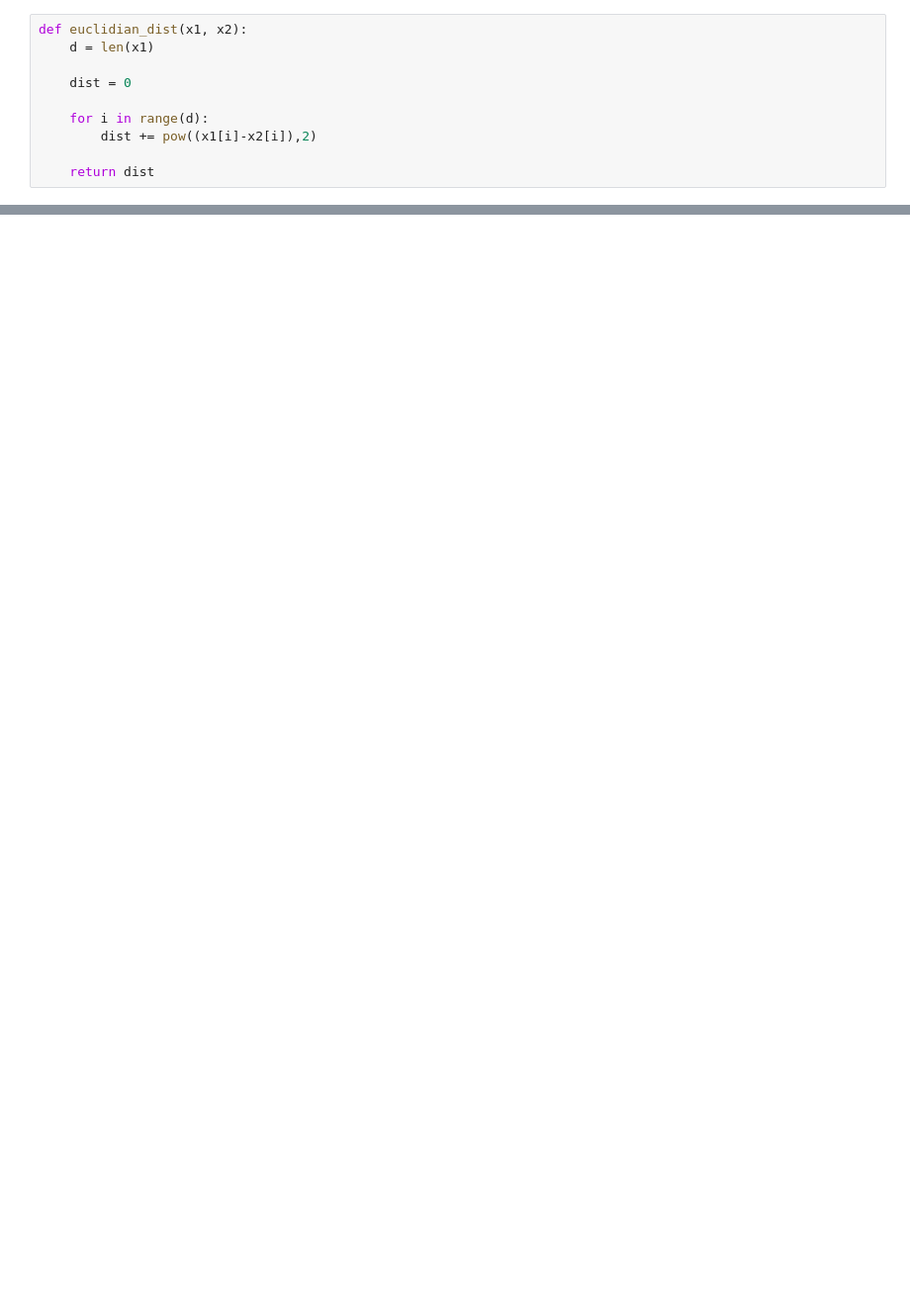
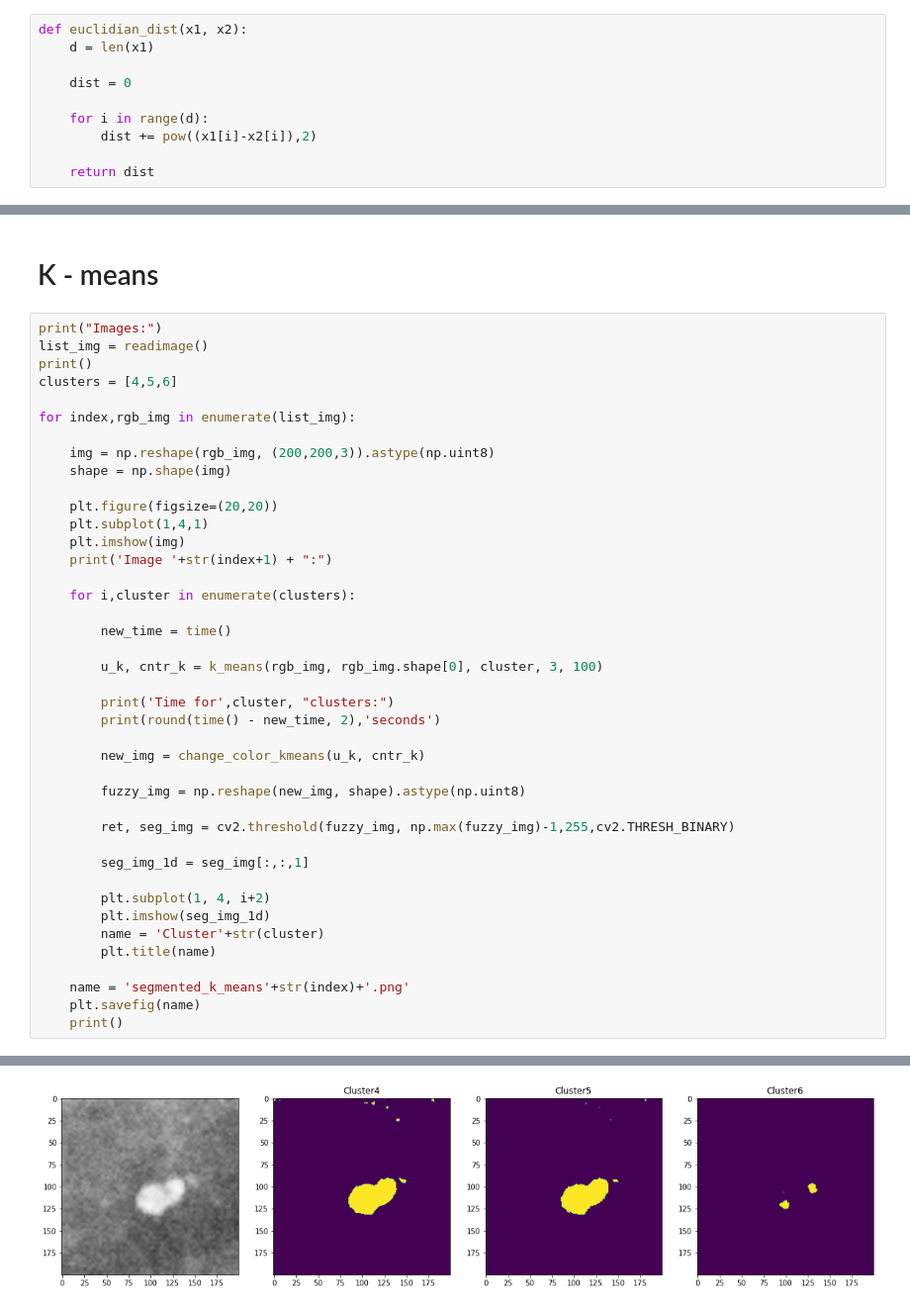
Before and after one commit to crnomarkovicm/Fuzzy-clustering, a Jupyter notebook: src/cancer_detection.ipynb, the cells around one changed output, grey strips where cells are left out. Shown: that part at 99% size. Saved outputs shown, nothing was run; the diff lists cells and outputs as text; blank space fills up the shorter version.

```diff
--- a/src/cancer_detection.ipynb
+++ b/src/cancer_detection.ipynb
@@ -101,0 +161,44 @@ def fuzzy_c_means(data, n, k, d, p, maxiter):
+# %% [markdown]
+# K - means
+# %%
+print("Images:")
+list_img = readimage()
+print()
+clusters = [4,5,6]
+
+for index,rgb_img in enumerate(list_img):
+
+    img = np.reshape(rgb_img, (200,200,3)).astype(np.uint8)
+    shape = np.shape(img)
+
+    plt.figure(figsize=(20,20))
+    plt.subplot(1,4,1)
+    plt.imshow(img)
+    print('Image '+str(index+1) + ":")
+
+    for i,cluster in enumerate(clusters):
+
+        new_time = time()
+
+        u_k, cntr_k = k_means(rgb_img, rgb_img.shape[0], cluster, 3, 100)
+
+        print('Time for',cluster, "clusters:")
+        print(round(time() - new_time, 2),'seconds')
+
+        new_img = change_color_kmeans(u_k, cntr_k)
+
+        fuzzy_img = np.reshape(new_img, shape).astype(np.uint8)
+
+        ret, seg_img = cv2.threshold(fuzzy_img, np.max(fuzzy_img)-1,255,cv2.THRESH_BINARY)
+
+        seg_img_1d = seg_img[:,:,1]
+
+        plt.subplot(1, 4, i+2)
+        plt.imshow(seg_img_1d)
+        name = 'Cluster'+str(cluster)
+        plt.title(name)
+
+    name = 'segmented_k_means'+str(index)+'.png'
+    plt.savefig(name)
+    print()
+# %% [output]
@@ -101,0 +222 @@ def fuzzy_c_means(data, n, k, d, p, maxiter):
+[figure, added]
```
Also changed, not shown: parts of 9 cells of this notebook, 19 other files.
